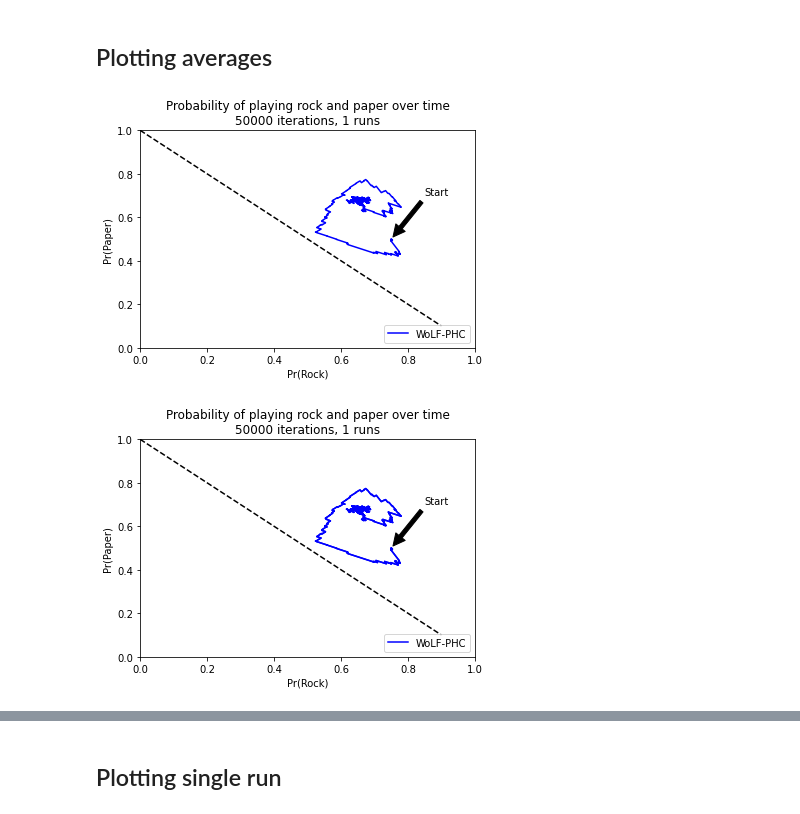
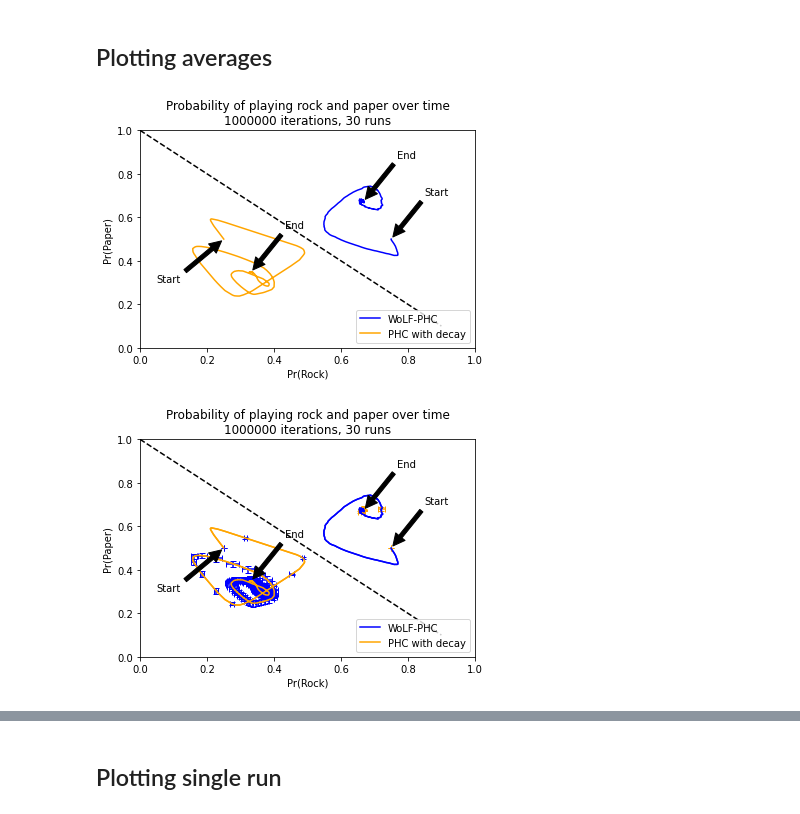
Before and after one commit to wulfdewolf/CGTproject, a Jupyter notebook: code/rock_paper_scissors_game.ipynb, the cells around one changed output, grey strips where cells are left out. Cells and saved outputs as stored; diff of their text form; code cells hidden in the pictures.

```diff
--- a/code/rock_paper_scissors_game.ipynb
+++ b/code/rock_paper_scissors_game.ipynb
@@ -565,7 +565,7 @@ delta = 0 #not used -> time-varying
 alpha = 0 #not used -> time-varying
 uses_time_varying = True
 iterations = 1000000
-averaging_amount = 1
+averaging_amount = 30
 
 player1 = WolfRPSPlayer(initial_q_value, initial_policy_probabilities, gamma)
 player2 = PHCRPSPlayer(initial_q_value, initial_policy_probabilities, gamma, delta, alpha, uses_time_varying)
@@ -580,8 +580,8 @@ save_var_to_file("RPS/phc_wolf_result_phc", results_phc)
 ## Plotting averages
 # %%
 # get the results
-results = [["WoLF-PHC", get_var_from_file("RPS/wolf_result")]]
-           #["PHC with decay", get_var_from_file("RPS/phc_result_time_varying")]]
+results = [["WoLF-PHC", get_var_from_file("RPS/wolf_result")],
+           ["PHC with decay", get_var_from_file("RPS/phc_result_time_varying")]]
 
 colors = ["blue",
          "orange"]
@@ -619,11 +619,13 @@ for result in results:
 
     color_idx += 1
 
-    #show start
+    #show start and end
     if result[0] == "WoLF-PHC": # transform to upperright
         plt.annotate('Start', xy=(x[0],y[0]), xytext=(x[0]+0.1,y[0]+0.2), arrowprops=dict(facecolor='black', shrink=0.05))
+        plt.annotate('End', xy=(x[-1],y[-1]), xytext=(x[-1]+0.1,y[-1]+0.2), arrowprops=dict(facecolor='black', shrink=0.05))
     else:
         plt.annotate('Start', xy=(x[0],y[0]), xytext=(x[0]-0.2,y[0]-0.2), arrowprops=dict(facecolor='black', shrink=0.05))
+        plt.annotate('End', xy=(x[-1],y[-1]), xytext=(x[-1]+0.1,y[-1]+0.2), arrowprops=dict(facecolor='black', shrink=0.05))
 
 # show diagonal
 plt.plot(np.arange(0, 1, 1/10), np.arange(1, 0, -1/10), "--", color="black")
@@ -669,34 +671,36 @@ for result in results:
              "-",
              label=result[0],
              color=colors[color_idx])
 
     xerror = [sstats.sem(k) for k in zip(*result_data_rock)]
     yerror = [sstats.sem(k) for k in zip(*result_data_paper)]
     plt.errorbar(x, y, yerr=yerror, xerr=xerror, errorevery=5000, color=colors[color_idx], alpha=1, ecolor=error_colors[color_idx], capsize=3, )
 
     color_idx += 1
 
-    #show start
+    #show start and end
     if result[0] == "WoLF-PHC": # transform to upperright
         plt.annotate('Start', xy=(x[0],y[0]), xytext=(x[0]+0.1,y[0]+0.2), arrowprops=dict(facecolor='black', shrink=0.05))
+        plt.annotate('End', xy=(x[-1],y[-1]), xytext=(x[-1]+0.1,y[-1]+0.2), arrowprops=dict(facecolor='black', shrink=0.05))
     else:
         plt.annotate('Start', xy=(x[0],y[0]), xytext=(x[0]-0.2,y[0]-0.2), arrowprops=dict(facecolor='black', shrink=0.05))
+        plt.annotate('End', xy=(x[-1],y[-1]), xytext=(x[-1]+0.1,y[-1]+0.2), arrowprops=dict(facecolor='black', shrink=0.05))
 
 # show diagonal
 plt.plot(np.arange(0, 1, 1/10), np.arange(1, 0, -1/10), "--", color="black")
 
 plt.legend(loc="lower right")
 
 plt.ylim(0, 1)
 plt.xlim(0, 1)
 
 plt.xlabel('Pr(Rock)')
 plt.ylabel('Pr(Paper)')
 plt.title('Probability of playing rock and paper over time\n' + str(iterations) + " iterations, " + str(averaging_amount) + " runs")
 
 plt.savefig("graphs/RPS/rps_w_error.png", dpi=300, bbox_inches='tight')
 plt.show()
 # %% [output]
-[figure, old version]
+[figure, new version]
-[figure, old version]
+[figure, new version]
 # %%
```
Also changed, not shown: parts of 8 cells of this notebook, 6 other files.
